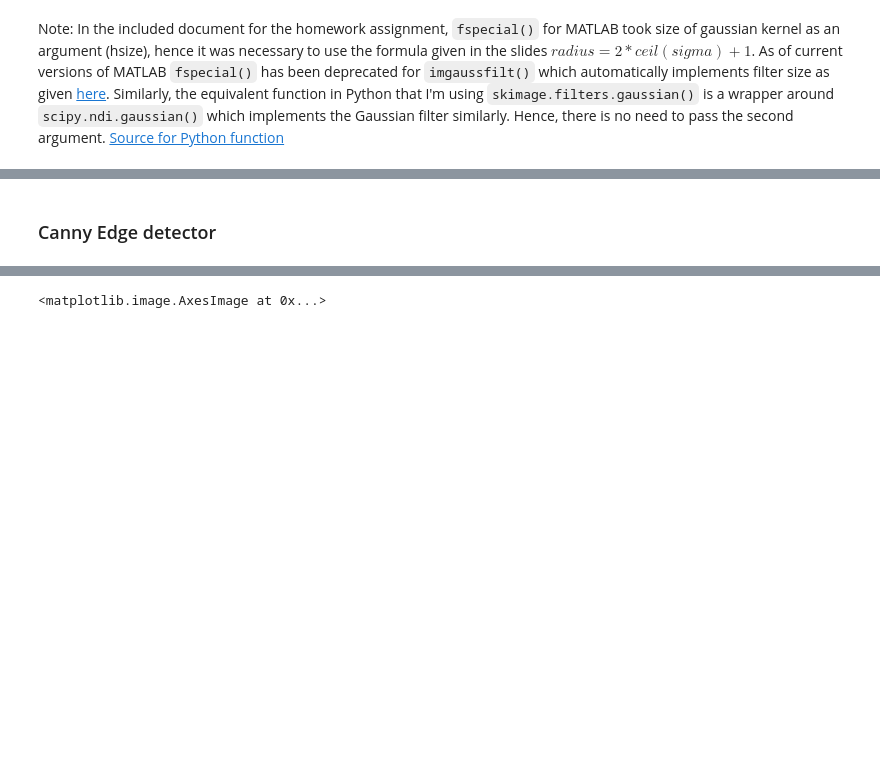
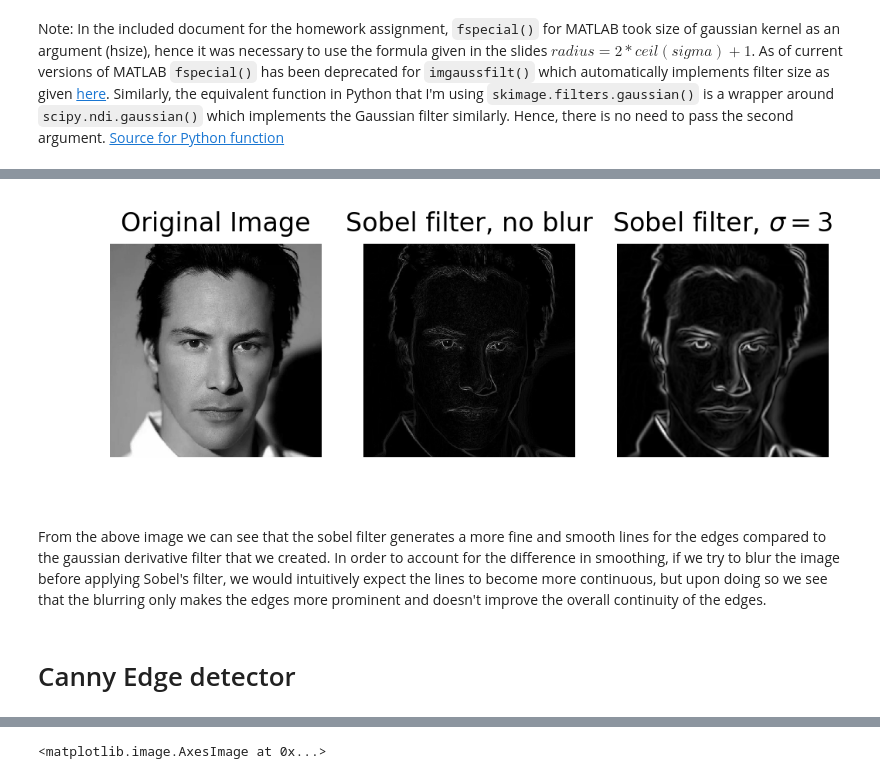
Before and after one commit to TheAnig/computer-vision, a Jupyter notebook: hw2/hw2-soln.ipynb, the cells around one changed output, grey strips where cells are left out. Cells and saved outputs as stored; diff of their text form; code cells hidden in the pictures; blank space fills up the shorter version.

```diff
--- a/hw2/hw2-soln.ipynb
+++ b/hw2/hw2-soln.ipynb
@@ -54,2 +180,29 @@ threshLevels = [25, 50, 75, 125, 175, 225]
+# %%
+from skimage.filters import sobel
+
+edges1 = sobel(keanu)
+edges2 = sobel(gaussian(keanu, sigma=3))
+
+# display results
+fig, (ax1, ax2, ax3) = plt.subplots(nrows=1, ncols=3, dpi=200,
+                                    sharex=True, sharey=True)
+
+ax1.imshow(keanu, cmap=plt.cm.gray)
+ax1.axis('off')
+ax1.set_title('Original Image')
+
+ax2.imshow(edges1, cmap=plt.cm.gray)
+ax2.axis('off')
+ax2.set_title('Sobel filter, no blur')
+
+ax3.imshow(edges2, cmap=plt.cm.gray)
+ax3.axis('off')
+ax3.set_title('Sobel filter, $\sigma=3$')
+
+plt.show()
+# %% [output]
+[figure, added]
+# %% [markdown]
+From the above image we can see that the sobel filter generates a more fine and smooth lines for the edges compared to the gaussian derivative filter that we created. In order to account for the difference in smoothing, if we try to blur the image before applying Sobel's filter, we would intuitively expect the lines to become more continuous, but upon doing so we see that the blurring only makes the edges more prominent and doesn't improve the overall continuity of the edges.
 # %% [markdown]
-### Canny Edge detector
+# Canny Edge detector
```
Also changed, not shown: parts of 30 cells of this notebook, 14 other files.
